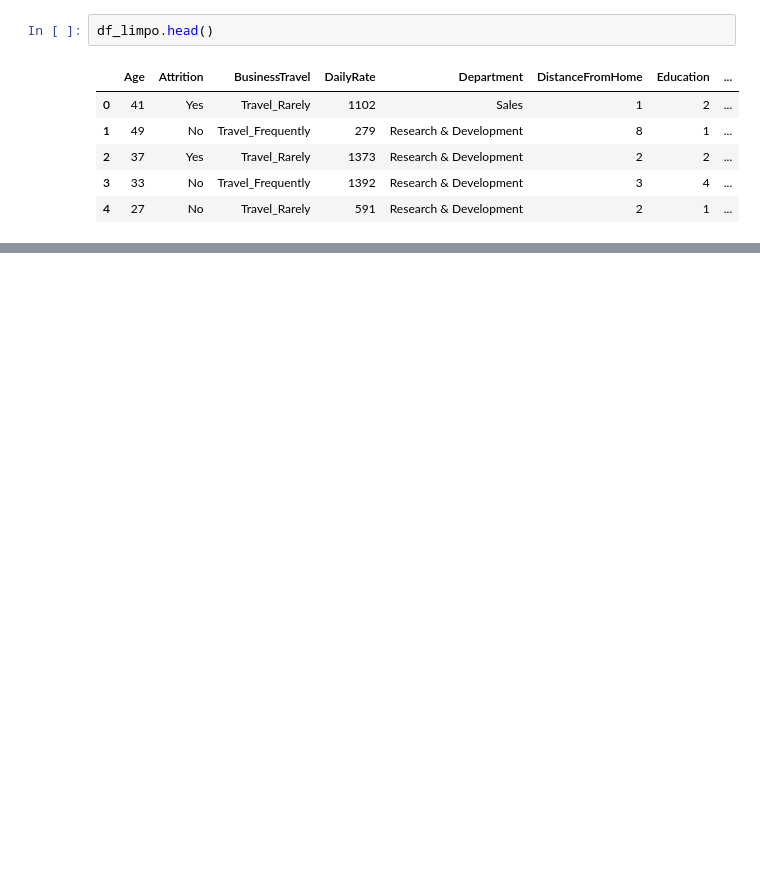
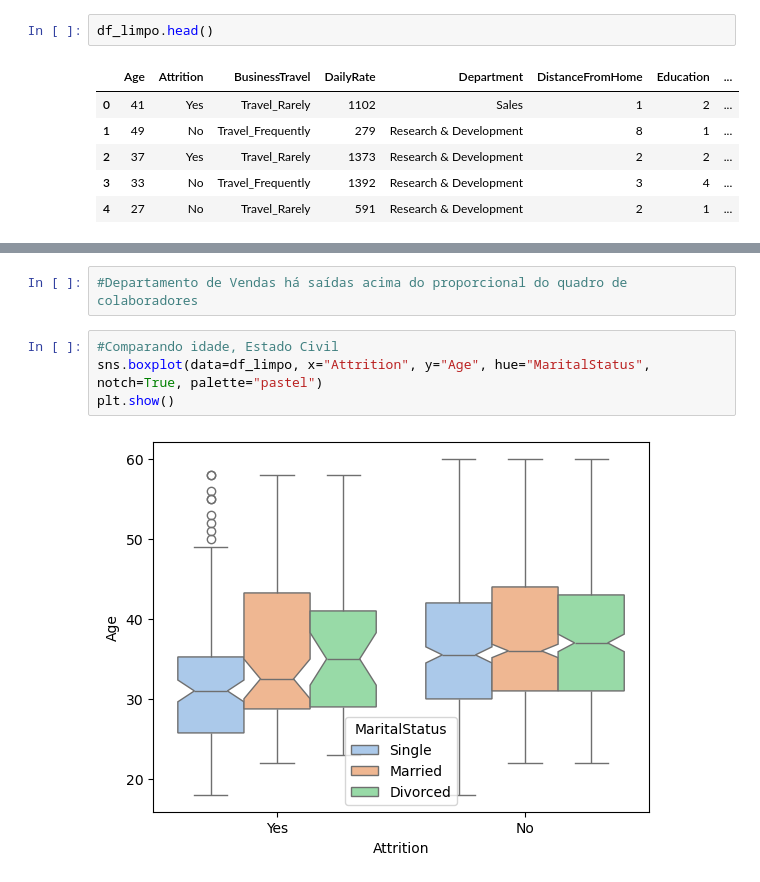
Before and after one commit to vilianf/analytics, a Jupyter notebook: python/hr_ibm/ibm_hr.ipynb, the cells around one changed output, grey strips where cells are left out. Saved outputs shown, nothing was run; the diff lists cells and outputs as text; blank space fills up the shorter version.

```diff
--- a/python/hr_ibm/ibm_hr.ipynb
+++ b/python/hr_ibm/ibm_hr.ipynb
@@ -294,0 +359,8 @@ Text(0.5, 1.0, 'Comparação Em Relação Nota de Satisfação no Trabalho')
+# %%
+#Departamento de Vendas há saídas acima do proporcional do quadro de colaboradores
+# %%
+#Comparando idade, Estado Civil
+sns.boxplot(data=df_limpo, x="Attrition", y="Age", hue="MaritalStatus", notch=True, palette="pastel")
+plt.show()
+# %% [output]
+[figure, added]
```
Also changed, not shown: parts of 28 cells of this notebook.
